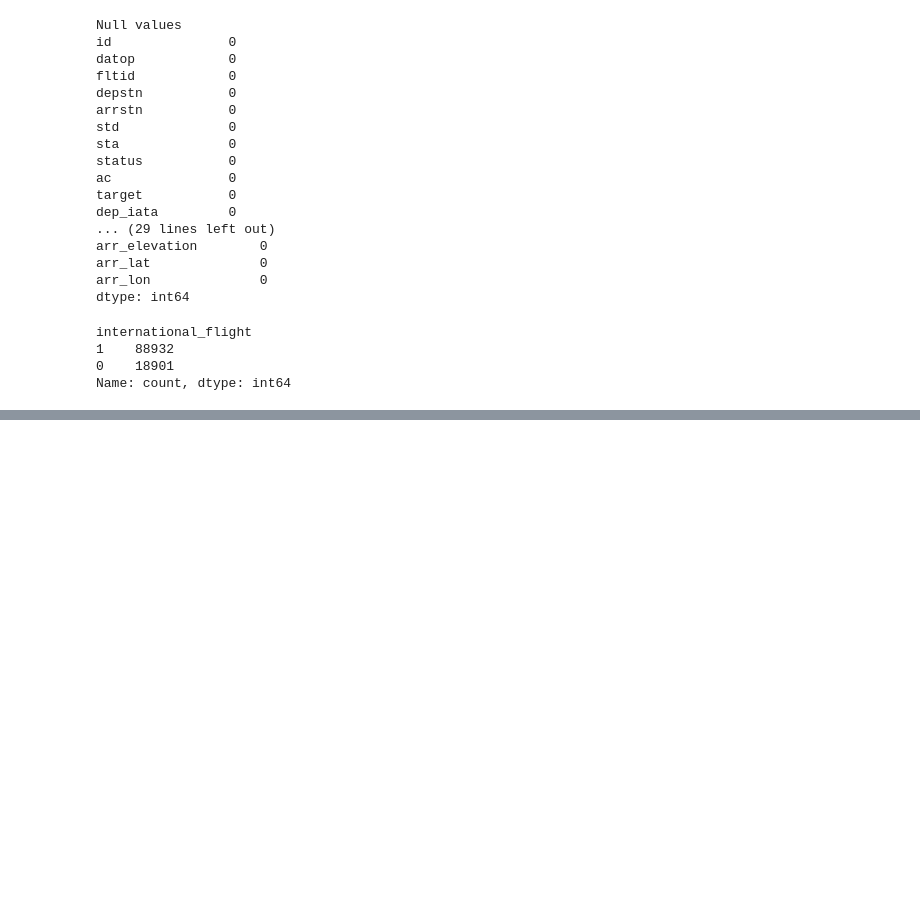
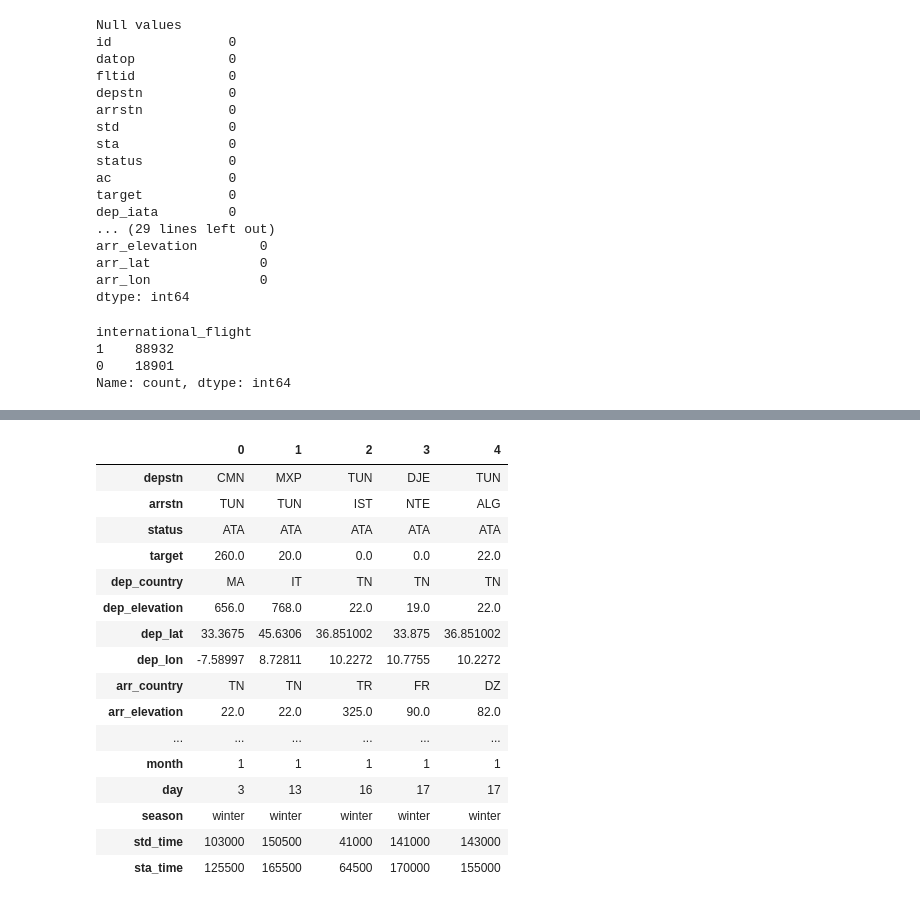
Before and after one commit to saeedbasha/flight_delays_ML, a Jupyter notebook: 0_EDA.ipynb, the cells around one changed output, grey strips where cells are left out. Drawn from its saved outputs; the diff is of its cells as text; code cells hidden in the pictures; blank space fills up the shorter version.

```diff
--- a/eda_flight_delay.ipynb
+++ b/0_EDA.ipynb
@@ -306,0 +262,8 @@ display(results)
+# %%
+# Convert timestamps to numeric features
+df['std_time'] = df['std'].dt.time
+df['sta_time'] = df['sta'].dt.time
+# %%
+df['std_time'] = df['std_time'].astype(str).str.replace(':', '').astype(int)
+df['sta_time'] = df['sta_time'].astype(str).str.replace(':', '').astype(int)
+df['datop'] = df['datop'].astype(str).str.replace('-', '').astype(int)
@@ -306,0 +290,2 @@ display(results)
+# %%
+eda_data = df.drop(['id', 'std', 'sta', 'fltid','arr_iata','dep_iata','ac','datop'], axis=1)
@@ -306,0 +307,20 @@ display(results)
+# %%
+eda_data.head().T
+# %% [output]
+|  | 0 | 1 | 2 | 3 | 4 |
+| depstn | CMN | MXP | TUN | DJE | TUN |
+| arrstn | TUN | TUN | IST | NTE | ALG |
+| status | ATA | ATA | ATA | ATA | ATA |
+| target | 260.0 | 20.0 | 0.0 | 0.0 | 22.0 |
+| dep_country | MA | IT | TN | TN | TN |
+| dep_elevation | 656.0 | 768.0 | 22.0 | 19.0 | 22.0 |
+| dep_lat | 33.3675 | 45.6306 | 36.851002 | 33.875 | 36.851002 |
+| dep_lon | -7.58997 | 8.72811 | 10.2272 | 10.7755 | 10.2272 |
+| arr_country | TN | TN | TR | FR | DZ |
+| arr_elevation | 22.0 | 22.0 | 325.0 | 90.0 | 82.0 |
+| ... | ... | ... | ... | ... | ... |
+| month | 1 | 1 | 1 | 1 | 1 |
+| day | 3 | 13 | 16 | 17 | 17 |
+| season | winter | winter | winter | winter | winter |
+| std_time | 103000 | 150500 | 41000 | 141000 | 143000 |
+| sta_time | 125500 | 165500 | 64500 | 170000 | 155000 |
```
Also changed, not shown: parts of 12 cells of this notebook, 6 other files.
